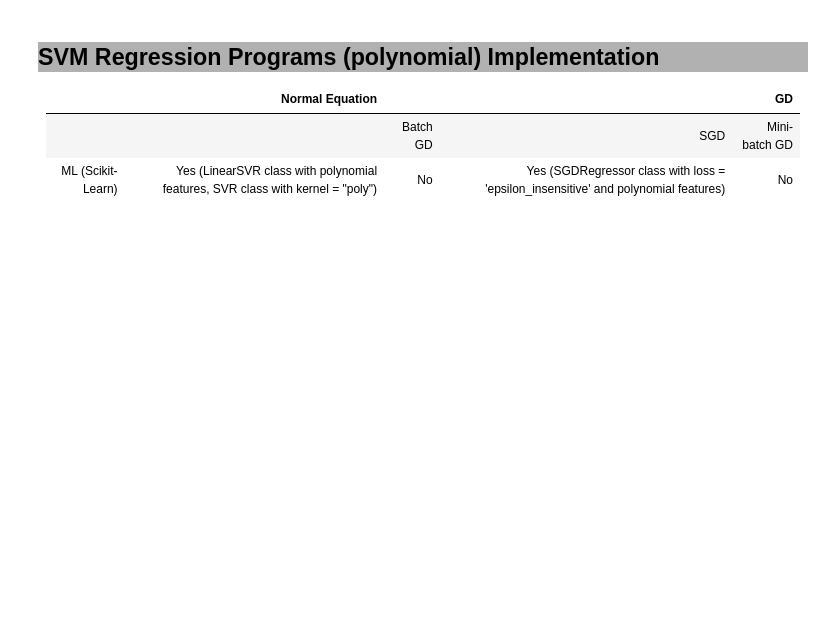
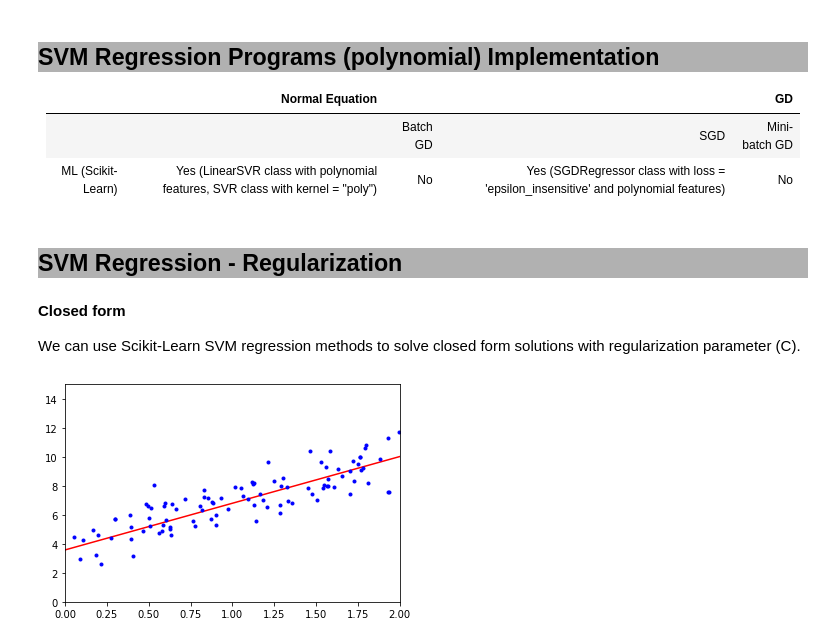
Before and after one commit to venkattplethora/MachineLearning, a Jupyter notebook: SVMRegression.ipynb, the cells around one changed output. Saved outputs shown, nothing was run; the diff lists cells and outputs as text; code cells hidden in the pictures; blank space fills up the shorter version.

Commit message:
Updating SVM Regression notes

```diff
--- a/SVMRegression.ipynb
+++ b/SVMRegression.ipynb
@@ -314,3 +272,28 @@ plt.show()
     </tr>
   </tbody>
 </table>
+# %% [markdown]
+<h2 style="background-color:rgba(100,100,100,0.5);"> SVM Regression - Regularization </h2>
+# %% [markdown]
+<b> Closed form </b>
+
+We can use Scikit-Learn SVM regression methods to solve closed form solutions with regularization parameter (C).
+# %%
+from sklearn.svm import LinearSVR
+
+m = 100
+X = 2 * np.random.rand(m, 1)
+y = 4 + 3 * X + np.random.randn(m, 1)
+
+svm_reg = LinearSVR(C=20, epsilon=1.5)
+svm_reg.fit(X, y.ravel())
+
+X_new = [[0], [.5], [1], [1.5], [2]]
+y_predict = svm_reg.predict(X_new)
+# %%
+plt.plot(X_new, y_predict, "r-")
+plt.plot(X, y, "b.")
+plt.axis([0, 2, 0, 15])
+plt.show()
+# %% [output]
+[figure, added]
```
Also changed, not shown: parts of 34 cells of this notebook, 1 other file.
